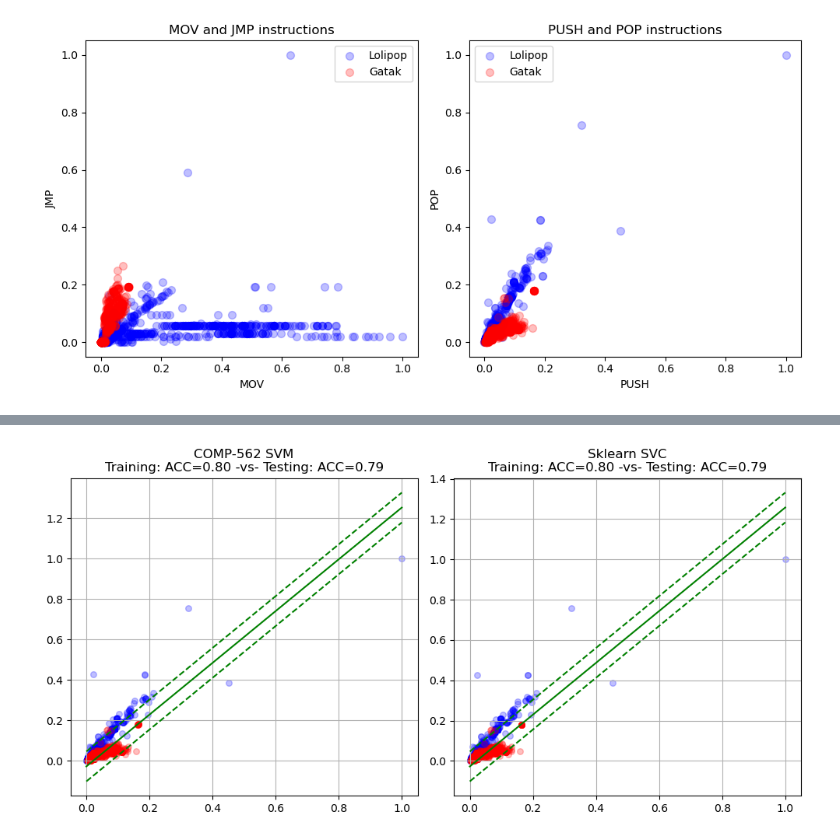
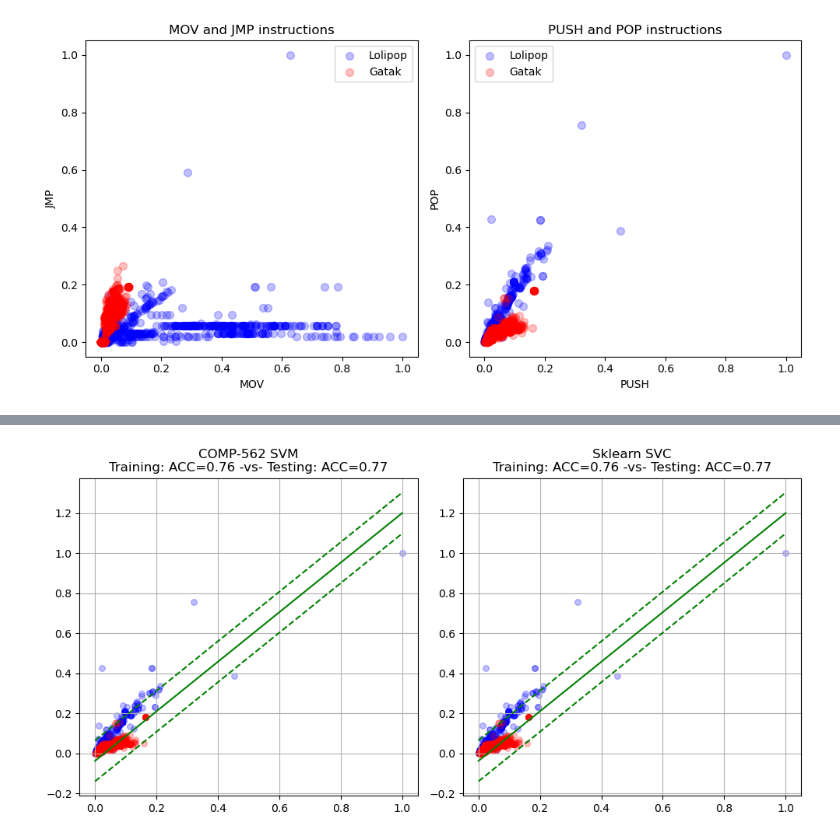
Before and after one commit to asalmon1/comp562-ce5, a Jupyter notebook: CE5/CE5.ipynb, the cells around one changed output, grey strips where cells are left out. Saved outputs shown, nothing was run; the diff lists cells and outputs as text; code cells hidden in the pictures.

```diff
--- a/CE5/CE5.ipynb
+++ b/CE5/CE5.ipynb
@@ -204,7 +204,7 @@ y = scaled_df['class'].values
 
 x_train, x_test, y_train, y_test = train_test_split(x, y, test_size=0.1, shuffle=True)
 
-# I'm just gonna use C = 1 for both
+C = 0.5
 
 # COMP-562 Gradient Descent SVC
 
@@ -213,7 +213,7 @@ def obj_func(theta, x, y):
     b = theta[-1]
 
     slack_vars = np.maximum(0, 1 - y * (np.dot(x, w) + b))
-    return 0.5 * np.dot(w, w) + np.sum(slack_vars ** 2)
+    return 0.5 * np.dot(w, w) + C * np.sum(slack_vars ** 2)
 
 def grad(theta, x, y):
     w = theta[:-1]
@@ -221,8 +221,8 @@ def grad(theta, x, y):
     slack = 1 - y * (np.dot(x, w) + b)
     active = slack > 0
 
-    w_grad = w - 2 * (np.dot((y[active] * slack[active]), x[active]))
-    b_grad = 0 - 2 * np.sum(y[active] * slack[active])
+    w_grad = w - 2 * C * (np.dot((y[active] * slack[active]), x[active]))
+    b_grad = 0 - 2 * C * np.sum(y[active] * slack[active])
     return np.append(w_grad, b_grad)
 
 guess = np.zeros(3)
@@ -241,7 +241,7 @@ test_acc_gd = acc(y_test, y_test_pred_gd)
 
 # SKLearn LinearSVC
 
-clf = LinearSVC(max_iter=10000)
+clf = LinearSVC(C = C, max_iter=10000)
 clf.fit(x_train, y_train)
 y_train_pred_skl = clf.predict(x_train)
 y_test_pred_skl = clf.predict(x_test)
@@ -253,7 +253,7 @@ test_acc_skl = acc(y_test, y_test_pred_skl)
 
 fig, axes = plt.subplots(1, 2, figsize=(10, 5))
 
-def plot_svm(axis, x_train, y_train, w, b, title):
+def plot_svm(axis, w, b, title):
     axis.scatter(x_train[y_train==1, 0], x_train[y_train==1, 1], color='blue', s=30, alpha=0.25, label='Lolipop')
     axis.scatter(x_train[y_train==-1, 0], x_train[y_train==-1, 1], color='red', s=30, alpha=0.25, label='Gatak')
 
@@ -269,11 +269,11 @@ def plot_svm(axis, x_train, y_train, w, b, title):
     axis.set_title(title)
     axis.grid(True)
 
-plot_svm(axes[0], x_train, y_train, w, b, f"COMP-562 SVM\nTraining: ACC={train_acc_gd:.2f} -vs- Testing: ACC={test_acc_gd:.2f}")
+plot_svm(axes[0], w, b, f"COMP-562 SVM\nTraining: ACC={train_acc_gd:.2f} -vs- Testing: ACC={test_acc_gd:.2f}")
 
 w_skl = clf.coef_[0]
 b_skl = clf.intercept_[0]
-plot_svm(axes[1], x_train, y_train, w_skl, b_skl, f"Sklearn SVC\nTraining: ACC={train_acc_skl:.2f} -vs- Testing: ACC={test_acc_skl:.2f}")
+plot_svm(axes[1], w_skl, b_skl, f"Sklearn SVC\nTraining: ACC={train_acc_skl:.2f} -vs- Testing: ACC={test_acc_skl:.2f}")
 
 plt.tight_layout()
 plt.show()
@@ -324,7 +324,7 @@ y = scaled_df['class'].values
 
 x_train, x_test, y_train, y_test = train_test_split(x, y, test_size=0.1, shuffle=True)
 
-# I'm just gonna use C = 1 for both
+C = 0.5
 
 # COMP-562 Gradient Descent SVC
 
@@ -333,7 +333,7 @@ def obj_func(theta, x, y):
     b = theta[-1]
 
     slack_vars = np.maximum(0, 1 - y * (np.dot(x, w) + b))
-    return 0.5 * np.dot(w, w) + np.sum(slack_vars ** 2)
+    return 0.5 * np.dot(w, w) + C * np.sum(slack_vars ** 2)
 
 def grad(theta, x, y):
     w = theta[:-1]
@@ -341,8 +341,8 @@ def grad(theta, x, y):
     slack = 1 - y * (np.dot(x, w) + b)
     active = slack > 0
 
-    w_grad = w - 2 * (np.dot((y[active] * slack[active]), x[active]))
-    b_grad = 0 - 2 * np.sum(y[active] * slack[active])
+    w_grad = w - 2 * C *(np.dot((y[active] * slack[active]), x[active]))
+    b_grad = 0 - 2 * C * np.sum(y[active] * slack[active])
     return np.append(w_grad, b_grad)
 
 guess = np.zeros(3)
@@ -361,41 +361,41 @@ test_acc_gd = acc(y_test, y_test_pred_gd)
 
 # SKLearn LinearSVC
 
-clf = LinearSVC(max_iter=10000)
+clf = LinearSVC(C = C, max_iter=10000)
 clf.fit(x_train, y_train)
 y_train_pred_skl = clf.predict(x_train)
 y_test_pred_skl = clf.predict(x_test)
 train_acc_skl = acc(y_train, y_train_pred_skl)
 test_acc_skl = acc(y_test, y_test_pred_skl)
 
 
 # Plot!
 
 fig, axes = plt.subplots(1, 2, figsize=(10, 5))
 
-def plot_svm(axis, x_train, y_train, w, b, title):
+def plot_svm(axis, w, b, title):
     axis.scatter(x_train[y_train==1, 0], x_train[y_train==1, 1], color='blue', s=30, alpha=0.25, label='Lolipop')
     axis.scatter(x_train[y_train==-1, 0], x_train[y_train==-1, 1], color='red', s=30, alpha=0.25, label='Gatak')
 
     x_vals = np.linspace(x_train[:,0].min(), x_train[:,0].max(), 200)
     y_vals = (-w[0] * x_vals - b) / w[1]
     margin_pos = (-w[0] * x_vals - b + 1) / w[1]
     margin_neg = (-w[0] * x_vals - b - 1) / w[1]
 
     axis.plot(x_vals, y_vals, color='green')
     axis.plot(x_vals, margin_pos, color='green', linestyle='--')
     axis.plot(x_vals, margin_neg, color='green', linestyle='--')
 
     axis.set_title(title)
     axis.grid(True)
 
-plot_svm(axes[0], x_train, y_train, w, b, f"COMP-562 SVM\nTraining: ACC={train_acc_gd:.2f} -vs- Testing: ACC={test_acc_gd:.2f}")
+plot_svm(axes[0], w, b, f"COMP-562 SVM\nTraining: ACC={train_acc_gd:.2f} -vs- Testing: ACC={test_acc_gd:.2f}")
 
 w_skl = clf.coef_[0]
 b_skl = clf.intercept_[0]
-plot_svm(axes[1], x_train, y_train, w_skl, b_skl, f"Sklearn SVC\nTraining: ACC={train_acc_skl:.2f} -vs- Testing: ACC={test_acc_skl:.2f}")
+plot_svm(axes[1], w_skl, b_skl, f"Sklearn SVC\nTraining: ACC={train_acc_skl:.2f} -vs- Testing: ACC={test_acc_skl:.2f}")
 
 plt.tight_layout()
 plt.show()
 # %% [output]
-[figure, old version]
+[figure, new version]
```
Also changed, not shown: parts of 1 cell of this notebook.
